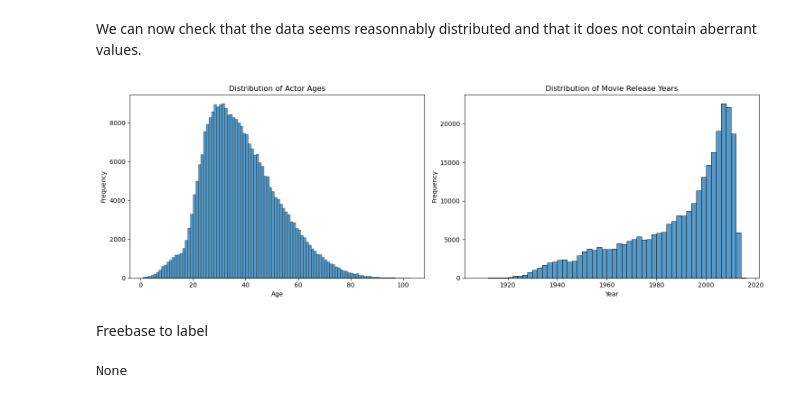
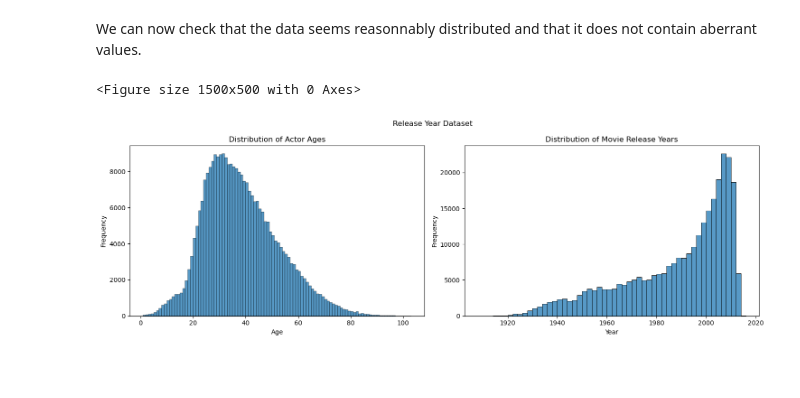
Before and after one commit to epfl-ada/ada-2024-project-adanonymous, a Jupyter notebook: src/utils/preprocessing_louis.ipynb, the cells around one changed output. Saved outputs shown, nothing was run; the diff lists cells and outputs as text; code cells hidden in the pictures; blank space fills up the shorter version.

```diff
--- a/src/utils/preprocessing_louis.ipynb
+++ b/src/utils/preprocessing_louis.ipynb
@@ -260,20 +262,21 @@ Length of no nan dataset after removing aberrant values:  56947
 # %% [markdown]
 We can now check that the data seems reasonnably distributed and that it does not contain aberrant values.
 # %%
+plt.figure(figsize=(15, 5))
 fig, axs = plt.subplots(1, 2, figsize=(15, 5))
 sns.histplot(release_year_dataset['Actor_Age_At_Movie_Release'], bins=102, ax=axs[0])
 axs[0].set_title('Distribution of Actor Ages')
 axs[0].set_xlabel('Age')
 axs[0].set_ylabel('Frequency')
 
 sns.histplot(release_year_dataset['Movie_Release_Year'], bins=54, ax=axs[1])
 axs[1].set_title('Distribution of Movie Release Years')
 axs[1].set_xlabel('Year')
 axs[1].set_ylabel('Frequency')
 
+plt.suptitle('Release Year Dataset')
 plt.tight_layout()
 plt.show()
 # %% [output]
+<Figure size 1500x500 with 0 Axes>
-[figure, old version]
+[figure, new version]
-# %% [markdown]
-Freebase to label
@@ -286,6 +282,0 @@ Freebase to label
-# %%
-freebase = '/m/0j8tj76'
-
-print(freebase2label(freebase, freebase_mapping_df))
-# %% [output]
-None
```
Also changed, not shown: parts of 14 cells of this notebook.
